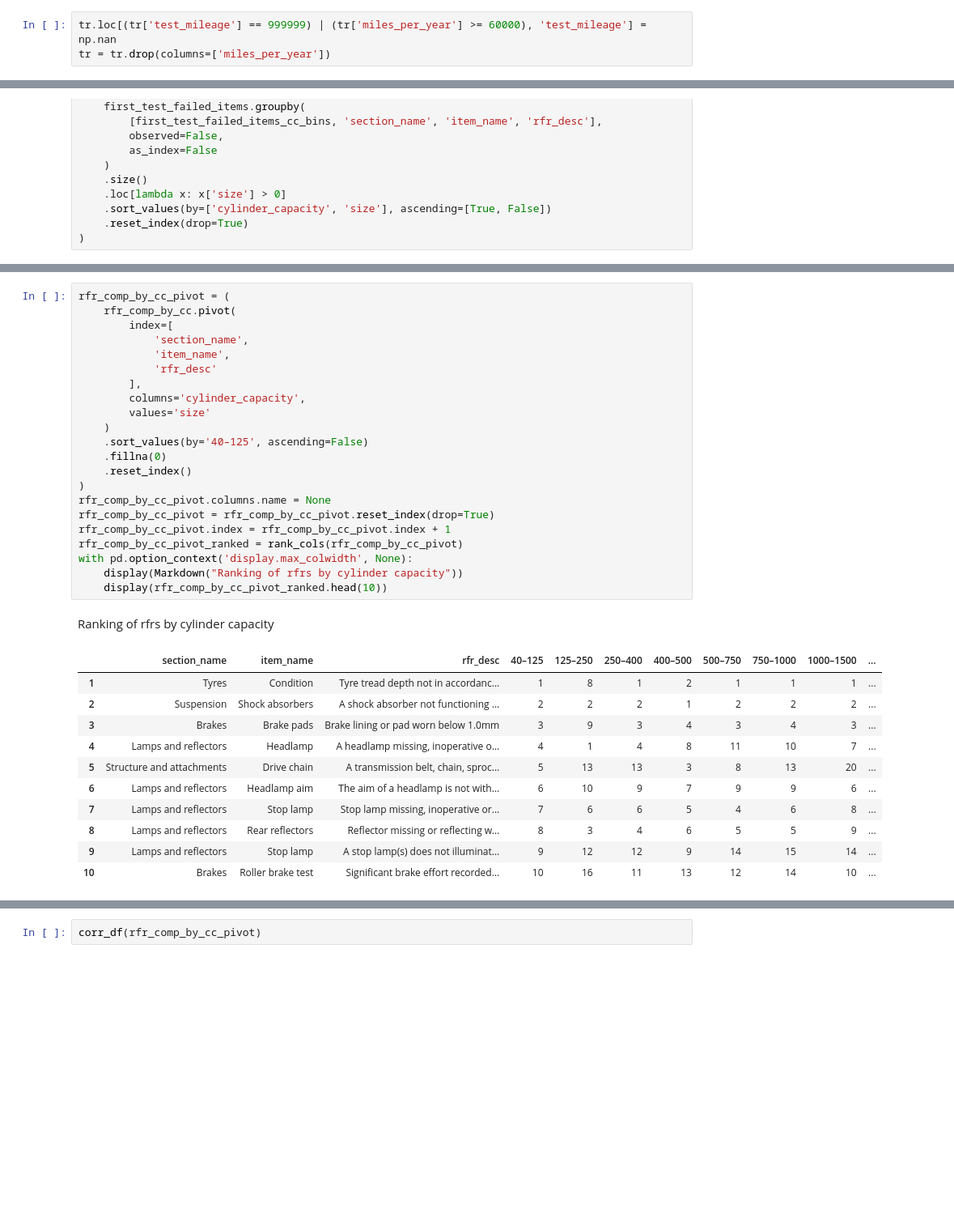
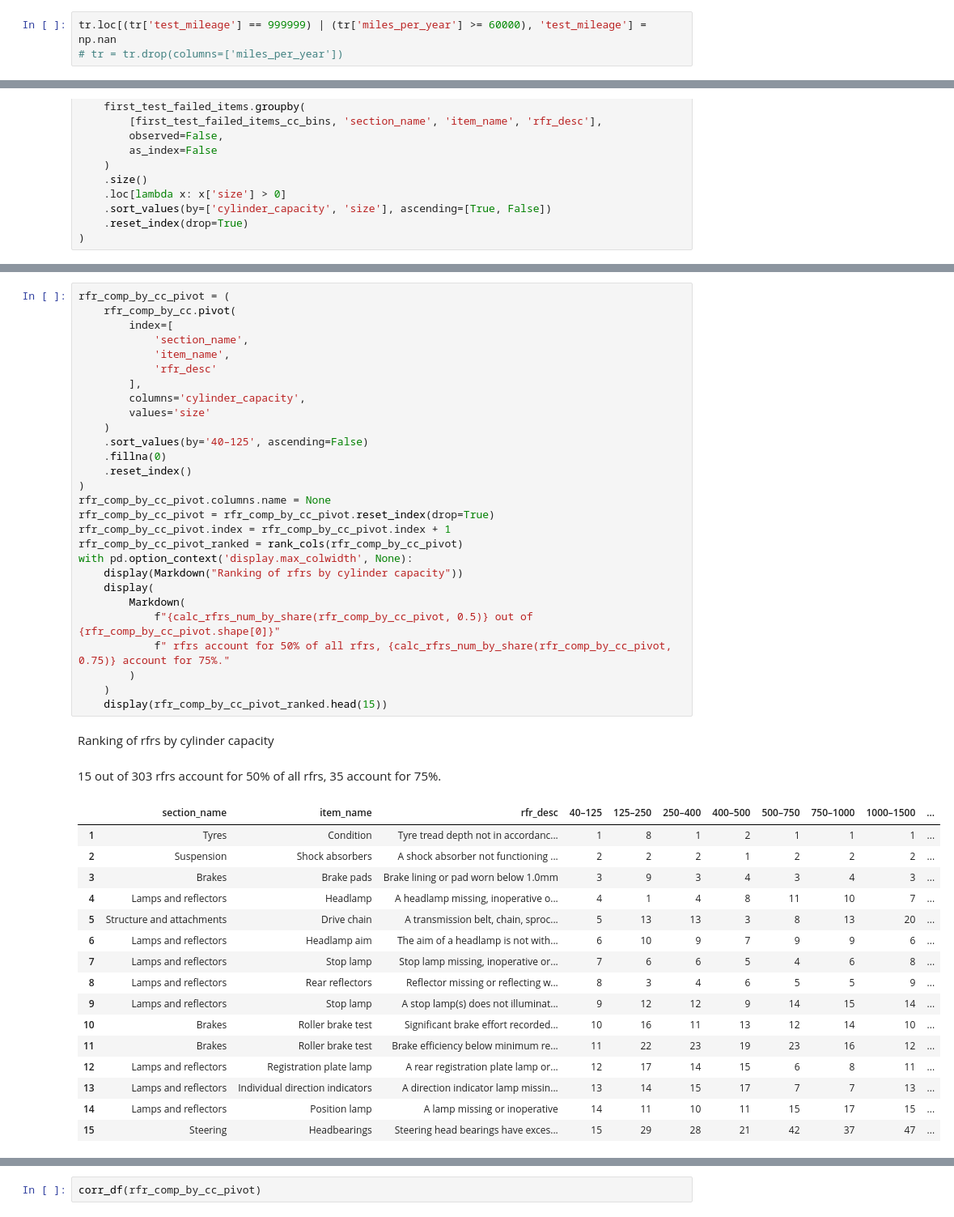
Before and after one commit to sttseitlin/MOT-test-for-motorcycles, a Jupyter notebook: moto.ipynb, the cells around one changed output, grey strips where cells are left out. Shown at 81% size. Drawn from its saved outputs; the diff is of its cells as text; blank space fills up the shorter version.

```diff
--- a/moto.ipynb
+++ b/moto.ipynb
@@ -579,7 +567,7 @@ Top 10 test mileage:
 For the upper bound, the value "999999" in `['test_mileage']` seems suspicious and may be a placeholder for missing values. Therefore, it is replaced with "np.nan". Similarly, values higher than 60000 for `['miles_per_year']` are replaced with "np.nan", since it is unrealistic to cover, for instance, 243 miles per day (88938 / 365) for many years on a motorcycle.
 # %%
 tr.loc[(tr['test_mileage'] == 999999) | (tr['miles_per_year'] >= 60000), 'test_mileage'] = np.nan
-tr = tr.drop(columns=['miles_per_year'])
+# tr = tr.drop(columns=['miles_per_year'])
 # %% [markdown]
 Simplified version of `['test_result']` column is added for further analysis.
 # %%
@@ -3952,31 +4064,43 @@ rfr_comp_by_cc_pivot = (
             'section_name',
             'item_name',
             'rfr_desc'
         ],
         columns='cylinder_capacity',
         values='size'
     )
     .sort_values(by='40–125', ascending=False)
     .fillna(0)
     .reset_index()
 )
 rfr_comp_by_cc_pivot.columns.name = None
 rfr_comp_by_cc_pivot = rfr_comp_by_cc_pivot.reset_index(drop=True)
 rfr_comp_by_cc_pivot.index = rfr_comp_by_cc_pivot.index + 1
 rfr_comp_by_cc_pivot_ranked = rank_cols(rfr_comp_by_cc_pivot)
 with pd.option_context('display.max_colwidth', None):
     display(Markdown("Ranking of rfrs by cylinder capacity"))
-    display(rfr_comp_by_cc_pivot_ranked.head(10))
+    display(
+        Markdown(
+            f"{calc_rfrs_num_by_share(rfr_comp_by_cc_pivot, 0.5)} out of {rfr_comp_by_cc_pivot.shape[0]}"
+            f" rfrs account for 50% of all rfrs, {calc_rfrs_num_by_share(rfr_comp_by_cc_pivot, 0.75)} account for 75%."
+        )
+    )
+    display(rfr_comp_by_cc_pivot_ranked.head(15))
 # %% [output]
 Ranking of rfrs by cylinder capacity
+15 out of 303 rfrs account for 50% of all rfrs, 35 account for 75%.
 |  | section_name | item_name | rfr_desc | 40–125 | 125–250 | 250–400 | 400–500 | 500–750 | 750–1000 | 1000–1500 | ... |
 | 1 | Tyres | Condition | Tyre tread depth not in accordanc... | 1 | 8 | 1 | 2 | 1 | 1 | 1 | ... |
 | 2 | Suspension | Shock absorbers | A shock absorber not functioning ... | 2 | 2 | 2 | 1 | 2 | 2 | 2 | ... |
 | 3 | Brakes | Brake pads | Brake lining or pad worn below 1.0mm | 3 | 9 | 3 | 4 | 3 | 4 | 3 | ... |
 | 4 | Lamps and reflectors | Headlamp | A headlamp missing, inoperative o... | 4 | 1 | 4 | 8 | 11 | 10 | 7 | ... |
 | 5 | Structure and attachments | Drive chain | A transmission belt, chain, sproc... | 5 | 13 | 13 | 3 | 8 | 13 | 20 | ... |
 | 6 | Lamps and reflectors | Headlamp aim | The aim of a headlamp is not with... | 6 | 10 | 9 | 7 | 9 | 9 | 6 | ... |
 | 7 | Lamps and reflectors | Stop lamp | Stop lamp missing, inoperative or... | 7 | 6 | 6 | 5 | 4 | 6 | 8 | ... |
 | 8 | Lamps and reflectors | Rear reflectors | Reflector missing or reflecting w... | 8 | 3 | 4 | 6 | 5 | 5 | 9 | ... |
 | 9 | Lamps and reflectors | Stop lamp | A stop lamp(s) does not illuminat... | 9 | 12 | 12 | 9 | 14 | 15 | 14 | ... |
 | 10 | Brakes | Roller brake test | Significant brake effort recorded... | 10 | 16 | 11 | 13 | 12 | 14 | 10 | ... |
+| 11 | Brakes | Roller brake test | Brake efficiency below minimum re... | 11 | 22 | 23 | 19 | 23 | 16 | 12 | ... |
+| 12 | Lamps and reflectors | Registration plate lamp | A rear registration plate lamp or... | 12 | 17 | 14 | 15 | 6 | 8 | 11 | ... |
+| 13 | Lamps and reflectors | Individual direction indicators | A direction indicator lamp missin... | 13 | 14 | 15 | 17 | 7 | 7 | 13 | ... |
+| 14 | Lamps and reflectors | Position lamp | A lamp missing or inoperative | 14 | 11 | 10 | 11 | 15 | 17 | 15 | ... |
+| 15 | Steering | Headbearings | Steering head bearings have exces... | 15 | 29 | 28 | 21 | 42 | 37 | 47 | ... |
```
Also changed, not shown: parts of 102 cells of this notebook.
